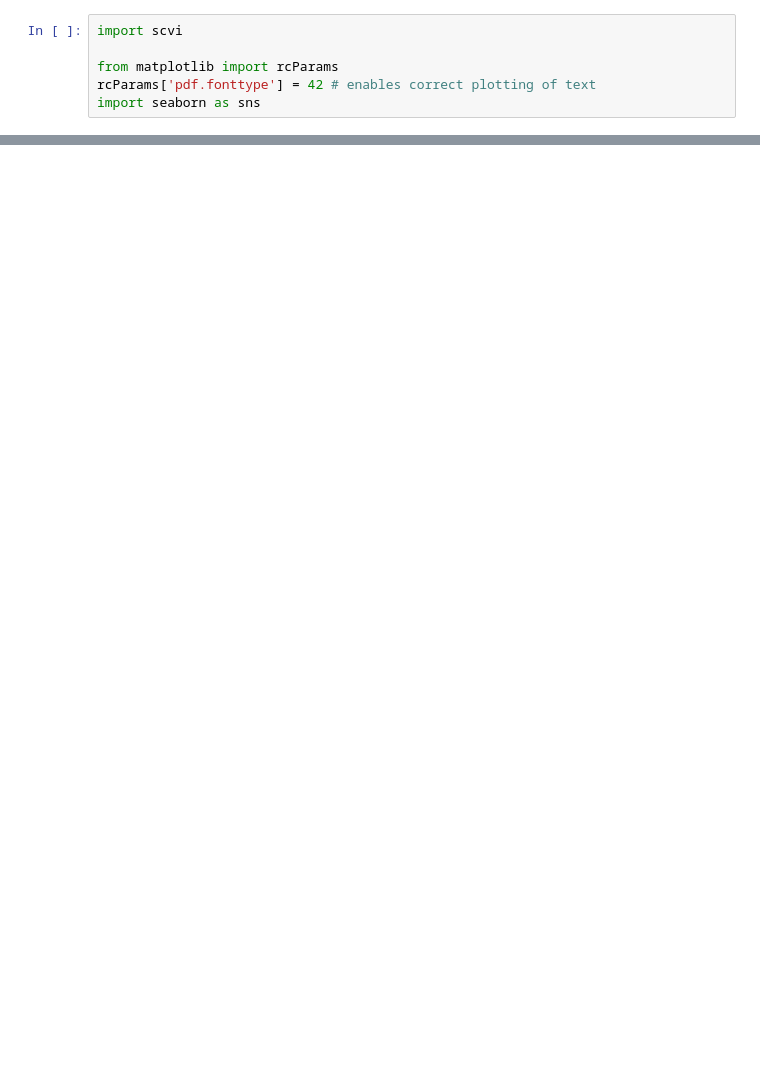
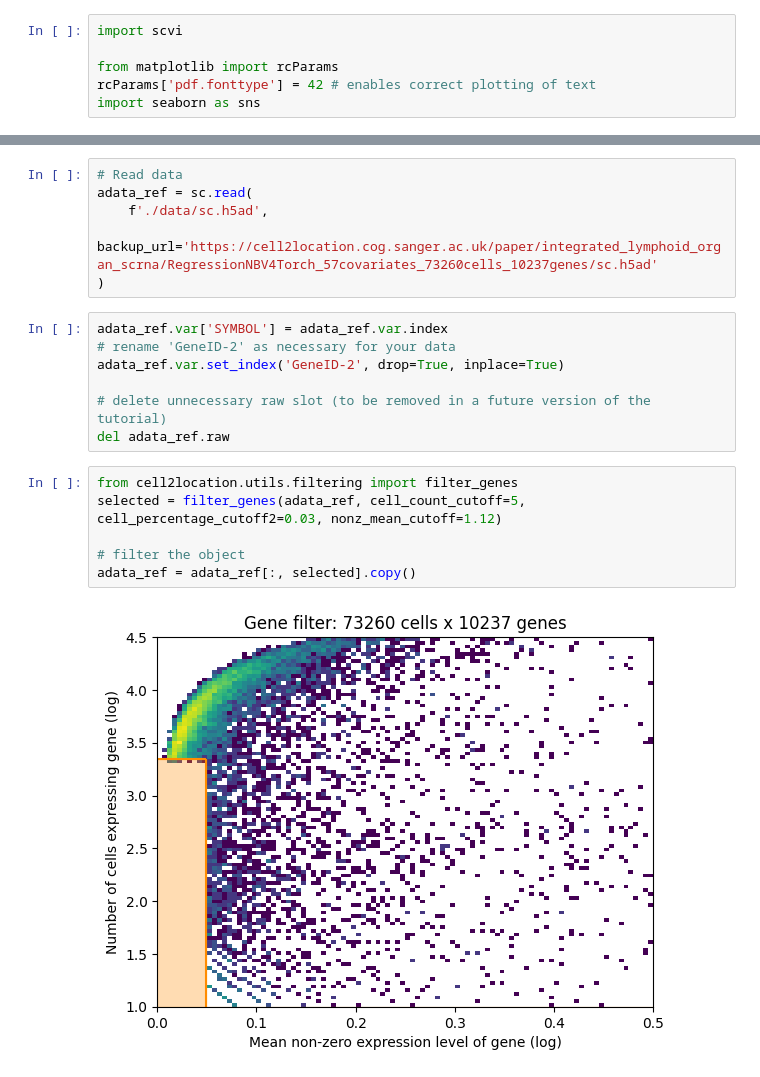
Before and after one commit to lengfei5/heart_regeneration, a Jupyter notebook: scripts/cell2location_coarse_celltypes.ipynb, the cells around one changed output, grey strips where cells are left out. Cells and saved outputs as stored; diff of their text form; blank space fills up the shorter version.

```diff
--- a/scripts/cell2location_coarse_celltypes.ipynb
+++ b/scripts/cell2location_coarse_celltypes.ipynb
@@ -25,0 +44,21 @@ results_folder = '../results/visium_axolotl_R12830_resequenced_20220308/cell2loc
+# %%
+# Read data
+adata_ref = sc.read(
+    f'./data/sc.h5ad',
+    backup_url='https://cell2location.cog.sanger.ac.uk/paper/integrated_lymphoid_organ_scrna/RegressionNBV4Torch_57covariates_73260cells_10237genes/sc.h5ad'
+)
+# %%
+adata_ref.var['SYMBOL'] = adata_ref.var.index
+# rename 'GeneID-2' as necessary for your data
+adata_ref.var.set_index('GeneID-2', drop=True, inplace=True)
+
+# delete unnecessary raw slot (to be removed in a future version of the tutorial)
+del adata_ref.raw
+# %%
+from cell2location.utils.filtering import filter_genes
+selected = filter_genes(adata_ref, cell_count_cutoff=5, cell_percentage_cutoff2=0.03, nonz_mean_cutoff=1.12)
+
+# filter the object
+adata_ref = adata_ref[:, selected].copy()
+# %% [output]
+[figure, added]
```
Also changed, not shown: parts of 13 cells of this notebook.
